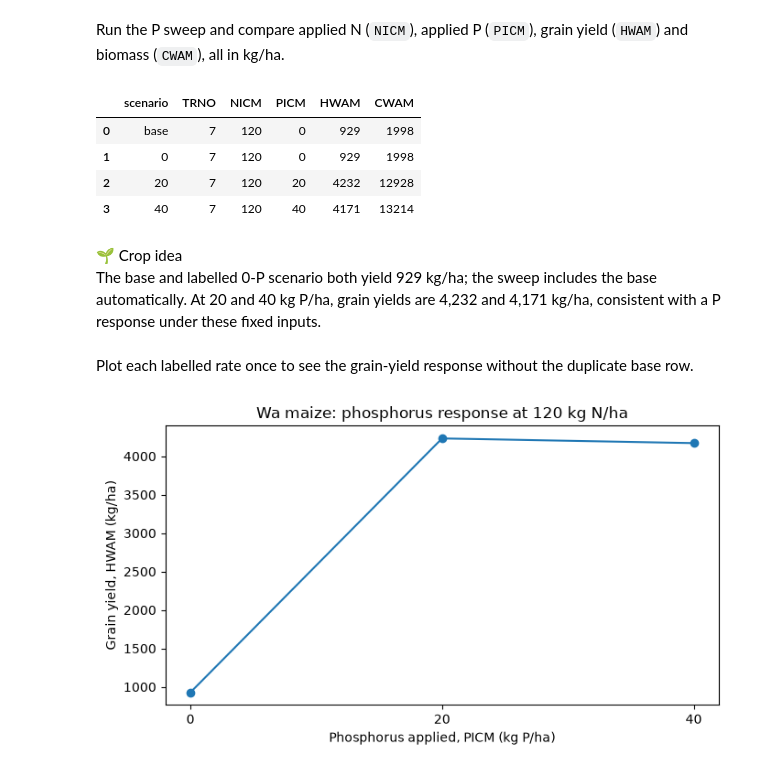
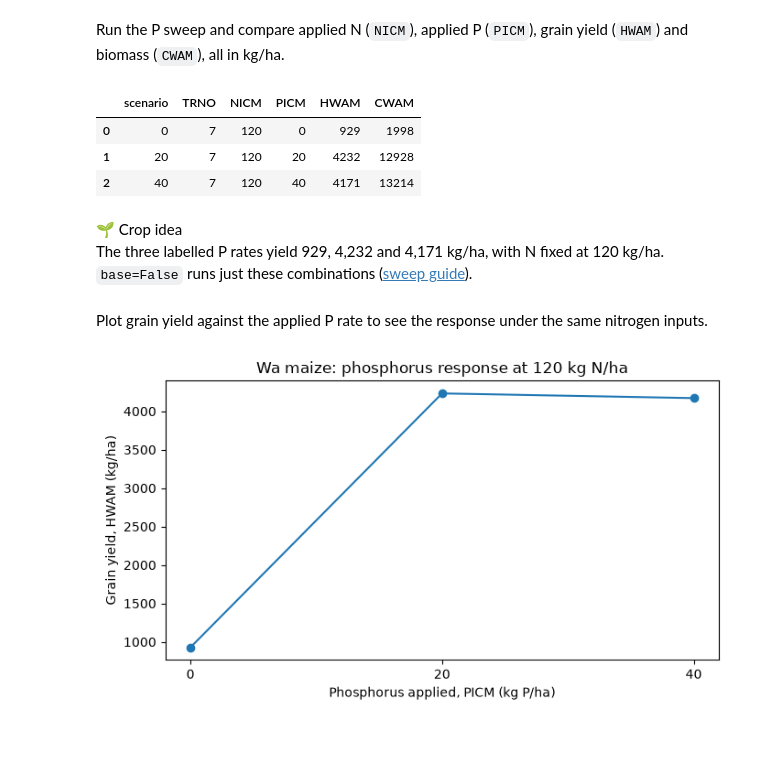
Before and after one commit to AbdelrahmanAmr3/dssatlab, a Jupyter notebook: course/12_phosphorus/lesson.ipynb, the cells around one changed output. Drawn from its saved outputs; the diff is of its cells as text; code cells hidden in the pictures; blank space fills up the shorter version.

Commit message:
Regenerate lessons on dssatlab 0.23.0 (12_phosphorus, 13_seasonal_economics, 14_rotations, 15_yield_forecast)
Co-Authored-By: Claude Opus 5.5 <noreply@anthropic.com>

```diff
--- a/course/12_phosphorus/lesson.ipynb
+++ b/course/12_phosphorus/lesson.ipynb
@@ -47,6 +47,7 @@ inputs = {
     "weather": [RUNS / "GHWA0301.WTH", RUNS / "GHWA0401.WTH"],
     "soil": RUNS / "GH.SOL",
     "executable": dssat,
+    "directory": RUNS,
 }
 lines = inputs["filex"].read_text(encoding="utf-8").splitlines()
 start = next(i for i, line in enumerate(lines) if line.startswith("*TREATMENTS"))
@@ -135,20 +138,19 @@ Run the P sweep and compare applied N (`NICM`), applied P (`PICM`), grain yield
 # %%
 # Run all P rates and display their Summary results.
 rows = dl.run_sweep(**inputs, treatments=[7], management=experiment,
-                    factors={"fertilizer": schedules})
+                    factors={"fertilizer": schedules}, base=False)
 results = dl.to_dataframe(rows)
 results[["scenario", "TRNO", "NICM", "PICM", "HWAM", "CWAM"]]
 # %% [output]
 |  | scenario | TRNO | NICM | PICM | HWAM | CWAM |
-| 0 | base | 7 | 120 | 0 | 929 | 1998 |
-| 1 | 0 | 7 | 120 | 0 | 929 | 1998 |
-| 2 | 20 | 7 | 120 | 20 | 4232 | 12928 |
-| 3 | 40 | 7 | 120 | 40 | 4171 | 13214 |
+| 0 | 0 | 7 | 120 | 0 | 929 | 1998 |
+| 1 | 20 | 7 | 120 | 20 | 4232 | 12928 |
+| 2 | 40 | 7 | 120 | 40 | 4171 | 13214 |
 # %% [markdown]
 🌱 Crop idea
-The base and labelled 0-P scenario both yield 929 kg/ha; the sweep includes the base automatically.
-At 20 and 40 kg P/ha, grain yields are 4,232 and 4,171 kg/ha, consistent with a P response under these fixed inputs.
+The three labelled P rates yield 929, 4,232 and 4,171 kg/ha, with N fixed at 120 kg/ha.
+`base=False` runs just these combinations ([sweep guide](../../docs/guide/sweeps.md#base-inputs-and-section-replacement)).
 # %% [markdown]
-Plot each labelled rate once to see the grain-yield response without the duplicate base row.
+Plot grain yield against the applied P rate to see the response under the same nitrogen inputs.
 # %%
 # Plot grain yield against the applied phosphorus rate.
```
Also changed, not shown: parts of 8 cells of this notebook, 7 other files.
